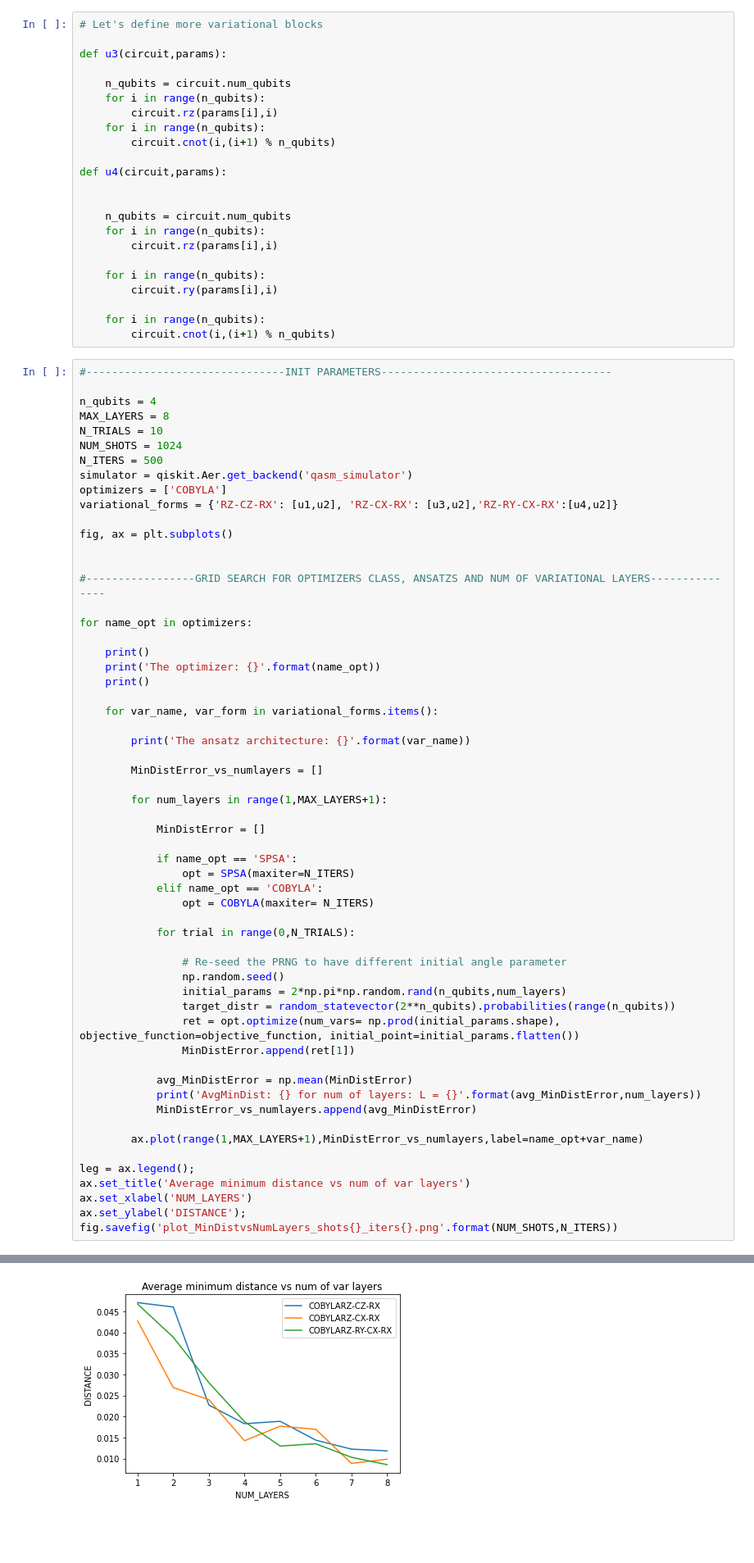
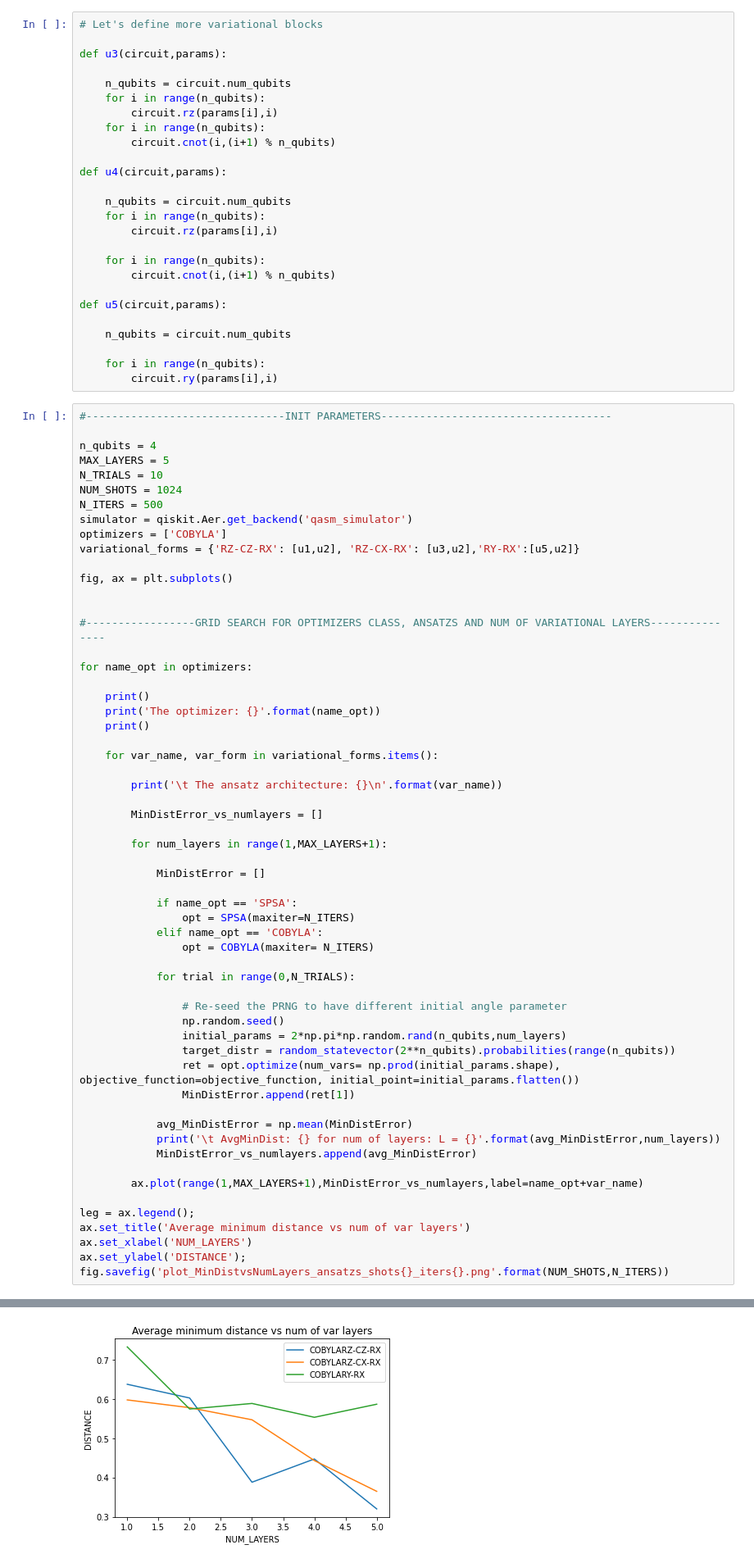
Before and after one commit to RicardoGaGu/qosf_tasks, a Jupyter notebook: Screnning task 1.ipynb, the cells around one changed output, grey strips where cells are left out. Shown at 82% size. Drawn from its saved outputs; the diff is of its cells as text; blank space fills up the shorter version.

Commit message:
final changes to task 1 + plot ansatz image

```diff
--- a/Screnning task 1.ipynb
+++ b/Screnning task 1.ipynb
@@ -257,27 +257,30 @@ def u3(circuit,params):
 
 def u4(circuit,params):
 
-
     n_qubits = circuit.num_qubits
     for i in range(n_qubits):
         circuit.rz(params[i],i)
 
     for i in range(n_qubits):
-        circuit.ry(params[i],i)
+        circuit.cnot(i,(i+1) % n_qubits)
+
+def u5(circuit,params):
+
+    n_qubits = circuit.num_qubits
 
     for i in range(n_qubits):
-        circuit.cnot(i,(i+1) % n_qubits)
+        circuit.ry(params[i],i)
 # %%
 #-------------------------------INIT PARAMETERS------------------------------------
 
 n_qubits = 4
-MAX_LAYERS = 8
+MAX_LAYERS = 5
 N_TRIALS = 10
 NUM_SHOTS = 1024
 N_ITERS = 500
 simulator = qiskit.Aer.get_backend('qasm_simulator')
 optimizers = ['COBYLA']
-variational_forms = {'RZ-CZ-RX': [u1,u2], 'RZ-CX-RX': [u3,u2],'RZ-RY-CX-RX':[u4,u2]}
+variational_forms = {'RZ-CZ-RX': [u1,u2], 'RZ-CX-RX': [u3,u2],'RY-RX':[u5,u2]}
 
 fig, ax = plt.subplots()
 
@@ -292,7 +295,7 @@ for name_opt in optimizers:
 
     for var_name, var_form in variational_forms.items():
 
-        print('The ansatz architecture: {}'.format(var_name))
+        print('\t The ansatz architecture: {}\n'.format(var_name))
 
         MinDistError_vs_numlayers = []
 
@@ -315,7 +318,7 @@ for name_opt in optimizers:
                 MinDistError.append(ret[1])
 
             avg_MinDistError = np.mean(MinDistError)
-            print('AvgMinDist: {} for num of layers: L = {}'.format(avg_MinDistError,num_layers))
+            print('\t AvgMinDist: {} for num of layers: L = {}'.format(avg_MinDistError,num_layers))
             MinDistError_vs_numlayers.append(avg_MinDistError)
 
         ax.plot(range(1,MAX_LAYERS+1),MinDistError_vs_numlayers,label=name_opt+var_name)
@@ -324,7 +327,7 @@ leg = ax.legend();
 ax.set_title('Average minimum distance vs num of var layers')
 ax.set_xlabel('NUM_LAYERS')
 ax.set_ylabel('DISTANCE');
-fig.savefig('plot_MinDistvsNumLayers_shots{}_iters{}.png'.format(NUM_SHOTS,N_ITERS))
+fig.savefig('plot_MinDistvsNumLayers_ansatzs_shots{}_iters{}.png'.format(NUM_SHOTS,N_ITERS))
 # %% [output]
 The optimizer: COBYLA
 
@@ -346,4 +349,4 @@ AvgMinDist: 0.008537614144524036 for num of layers: L = 8
-[figure, old version]
+[figure, new version]
 # %% [markdown]
 ## Conclusions
 
```
Also changed, not shown: parts of 8 cells of this notebook, 2 other files.
